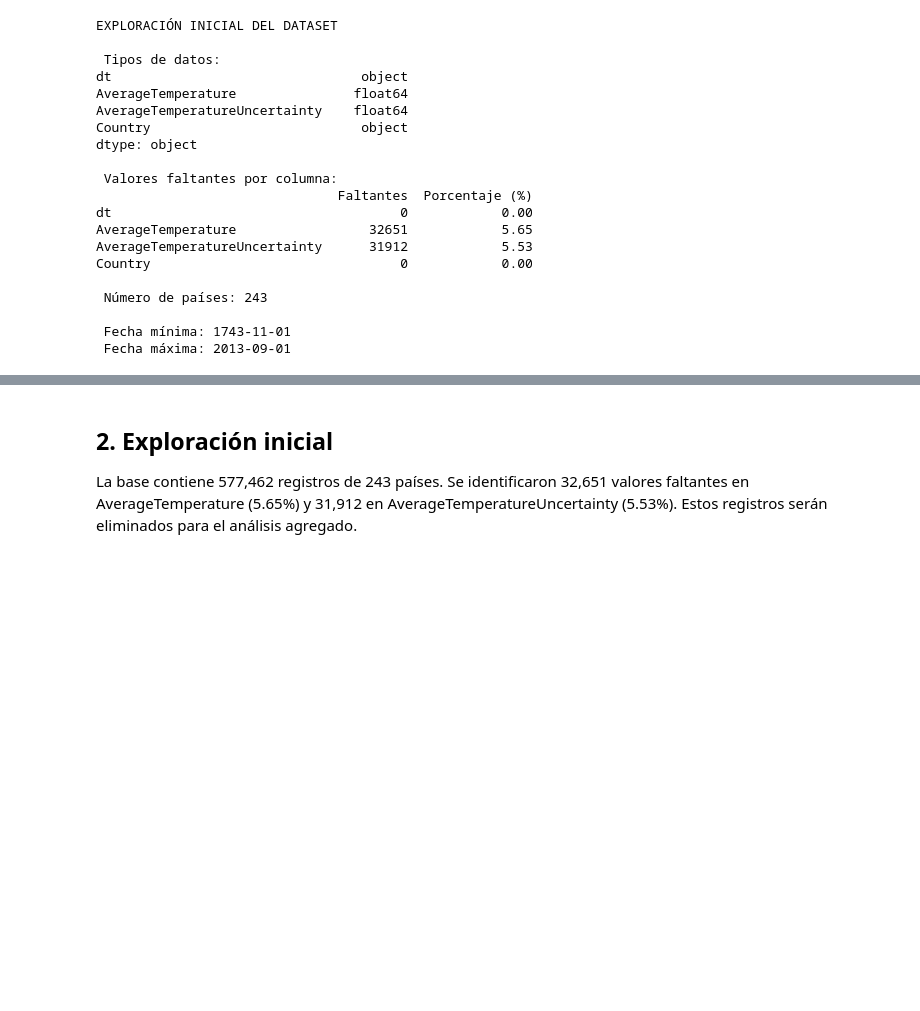
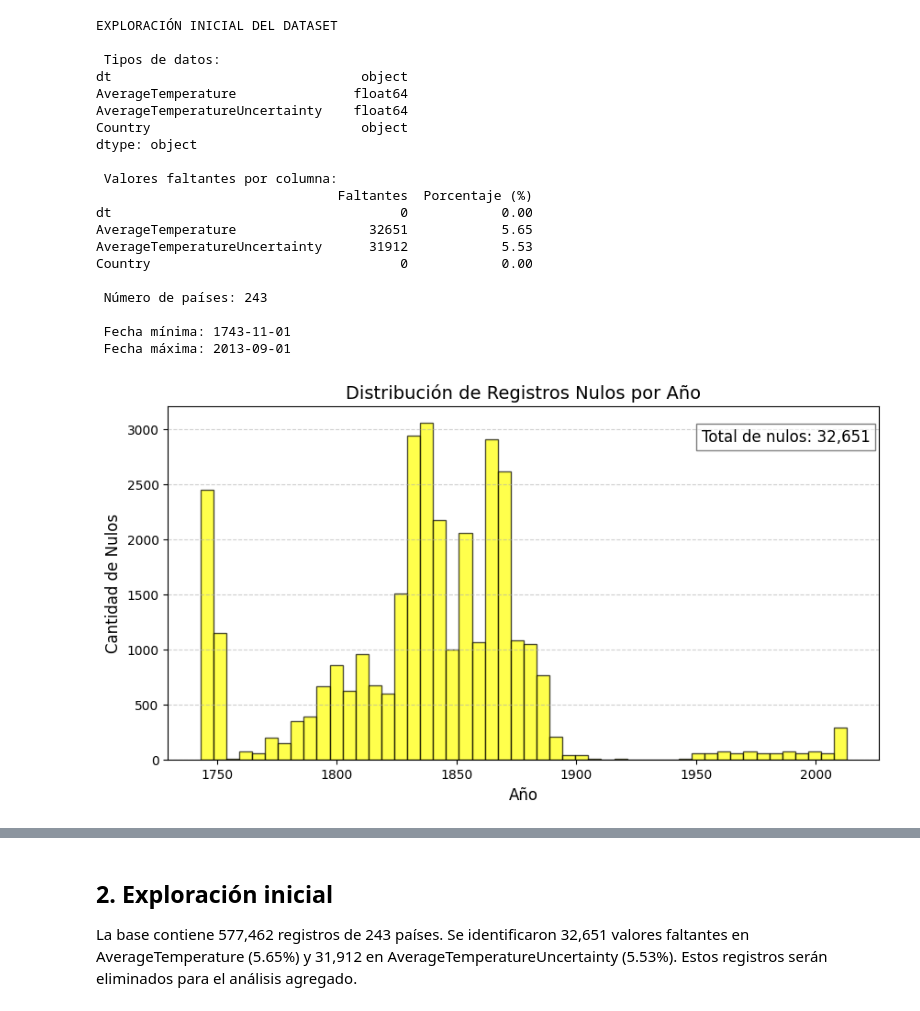
Before and after one commit to Alahin04/Actividad-An-lisis-Cambio-Clim-tico---Pr-ctica-SQL, a Jupyter notebook: Análisis_Cambio_Climático_SQL_IMD.ipynb, the cells around one changed output, grey strips where cells are left out. Saved outputs shown, nothing was run; the diff lists cells and outputs as text; code cells hidden in the pictures; blank space fills up the shorter version.

```diff
--- a/Análisis_Cambio_Climático_SQL_IMD.ipynb
+++ b/Análisis_Cambio_Climático_SQL_IMD.ipynb
@@ -94,3 +94,26 @@ Country                                0            0.00
 
  Fecha mínima: 1743-11-01
  Fecha máxima: 2013-09-01
+# %%
+df['dt'] = pd.to_datetime(df['dt'])
+#Datos faltantes para AverageTemperature
+nulos_temp = df[df['AverageTemperature'].isnull()]
+
+#histograma de nulos por año
+plt.figure(figsize=(10, 5))
+plt.hist(nulos_temp['dt'].dt.year, bins=50, color='yellow', edgecolor='black', alpha=0.7)
+plt.title('Distribución de Registros Nulos por Año', fontsize=14)
+plt.xlabel('Año', fontsize=12)
+plt.ylabel('Cantidad de Nulos', fontsize=12)
+plt.grid(axis='y', linestyle='--', alpha=0.6)
+
+#cantidad total de nulos/faltantes
+total_nulos_uncertainty = len(nulos_temp)
+plt.text(plt.xlim()[0] + (plt.xlim()[1] - plt.xlim()[0]) * 0.75,
+         plt.ylim()[1] * 0.9,
+         f'Total de nulos: {total_nulos_uncertainty:,}',
+         fontsize=12, bbox=dict(facecolor='white', alpha=0.5))
+
+plt.show()
+# %% [output]
+[figure, added]
```
Also changed, not shown: parts of 22 cells of this notebook.
